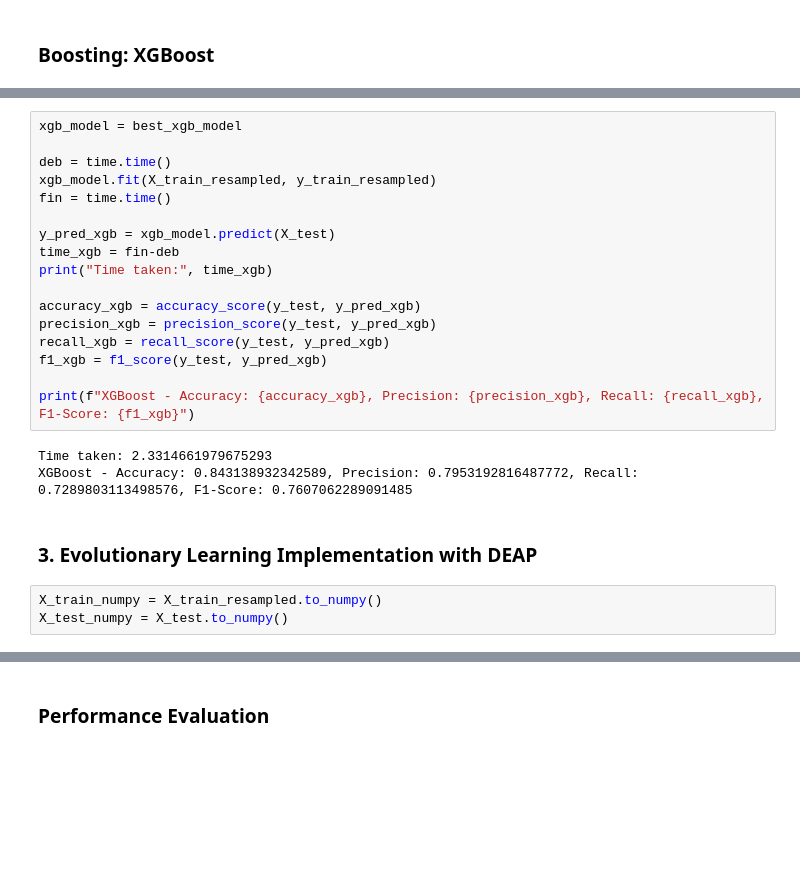
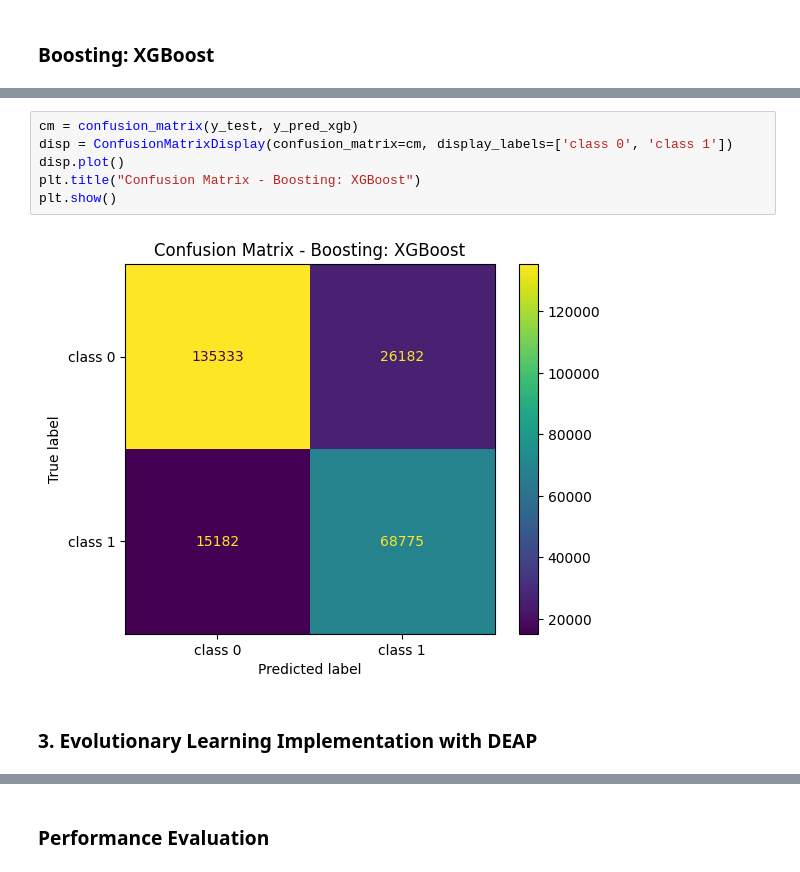
Before and after one commit to MikeCheek/Higgs-Bozon-Detection, a Jupyter notebook: project.ipynb, the cells around one changed output, grey strips where cells are left out. Cells and saved outputs as stored; diff of their text form; blank space fills up the shorter version.

```diff
--- a/project.ipynb
+++ b/project.ipynb
@@ -332,25 +342,10 @@ Best parameters: {'colsample_bytree': 0.7, 'learning_rate': 0.1, 'max_depth': 6,
-# %%
-xgb_model = best_xgb_model
-
-deb = time.time()
-xgb_model.fit(X_train_resampled, y_train_resampled)
-fin = time.time()
-
-y_pred_xgb = xgb_model.predict(X_test)
-time_xgb = fin-deb
-print("Time taken:", time_xgb)
-
-accuracy_xgb = accuracy_score(y_test, y_pred_xgb)
-precision_xgb = precision_score(y_test, y_pred_xgb)
-recall_xgb = recall_score(y_test, y_pred_xgb)
-f1_xgb = f1_score(y_test, y_pred_xgb)
-
-print(f"XGBoost - Accuracy: {accuracy_xgb}, Precision: {precision_xgb}, Recall: {recall_xgb}, F1-Score: {f1_xgb}")
-# %% [output]
-Time taken: 2.3314661979675293
-XGBoost - Accuracy: 0.843138932342589, Precision: 0.7953192816487772, Recall: 0.7289803113498576, F1-Score: 0.7607062289091485
+# %%
+cm = confusion_matrix(y_test, y_pred_xgb)
+disp = ConfusionMatrixDisplay(confusion_matrix=cm, display_labels=['class 0', 'class 1'])
+disp.plot()
+plt.title("Confusion Matrix - Boosting: XGBoost")
+plt.show()
+# %% [output]
+[figure, added]
 # %% [markdown]
 ### 3. Evolutionary Learning Implementation with DEAP
-# %%
-X_train_numpy = X_train_resampled.to_numpy()
-X_test_numpy = X_test.to_numpy()
```
Also changed, not shown: parts of 43 cells of this notebook, 2 other files.
